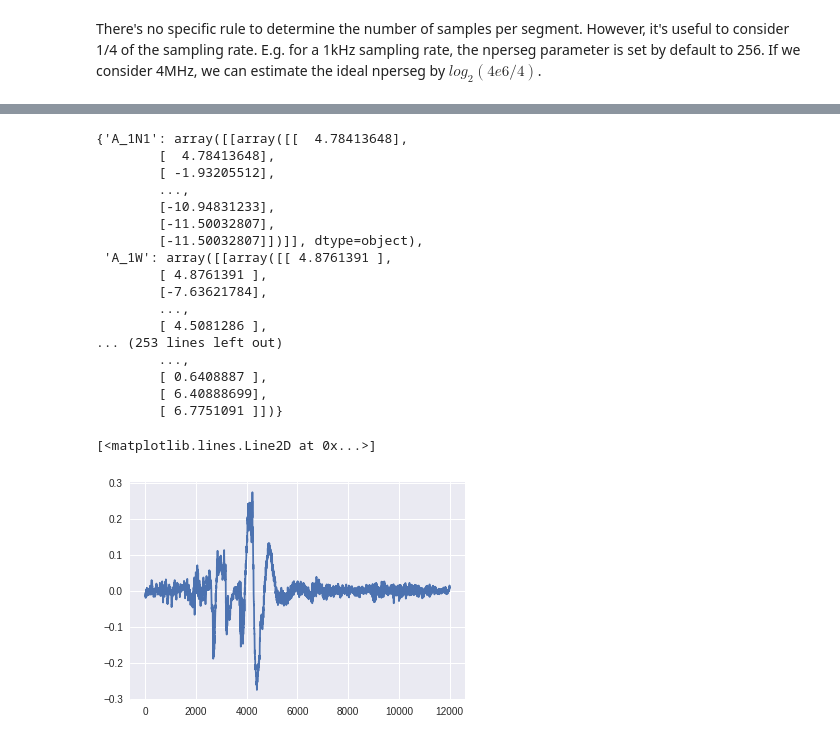
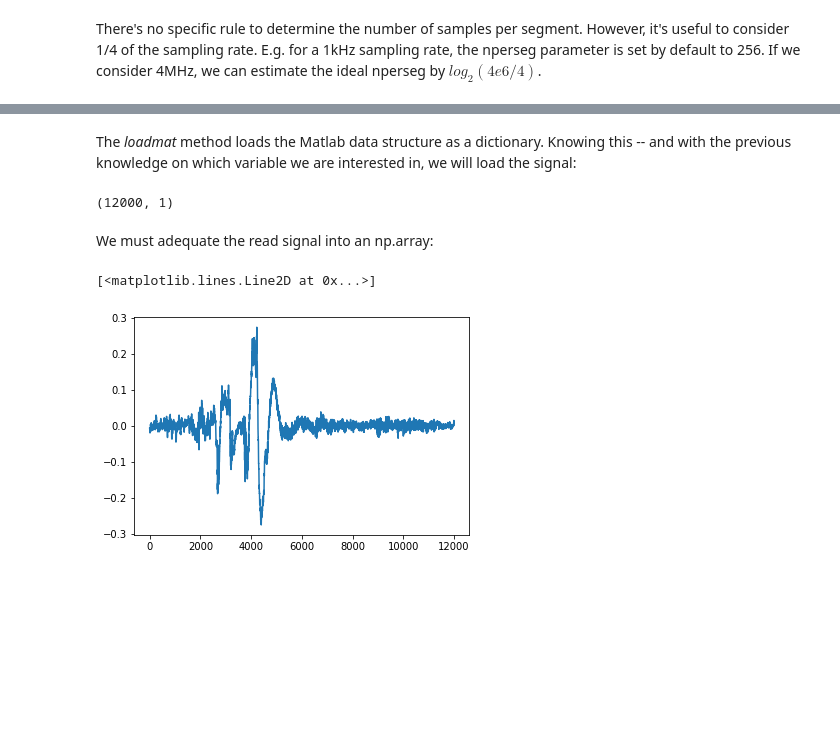
Before and after one commit to tbnsilveira/STFT_analysis, a Jupyter notebook: STFT_sinusoidal_signal.ipynb, the cells around one changed output, grey strips where cells are left out. Saved outputs shown, nothing was run; the diff lists cells and outputs as text; code cells hidden in the pictures; blank space fills up the shorter version.

```diff
--- a/STFT_sinusoidal_signal.ipynb
+++ b/STFT_sinusoidal_signal.ipynb
@@ -157,20 +195,0 @@ dict
-# %%
-mat
-# %% [output]
-{'A_1N1': array([[array([[  4.78413648],
-        [  4.78413648],
-        [ -1.93205512],
-        ...,
-        [-10.94831233],
-        [-11.50032807],
-        [-11.50032807]])]], dtype=object),
- 'A_1W': array([[array([[ 4.8761391 ],
-        [ 4.8761391 ],
-        [-7.63621784],
-        ...,
-        [ 4.5081286 ],
-... (253 lines left out)
-        ...,
-        [ 0.6408887 ],
-        [ 6.40888699],
-        [ 6.7751091 ]])}
@@ -179,5 +196,17 @@ teste = mat['sD_W']
+# %% [markdown]
+The *loadmat* method loads the Matlab data structure as a dictionary. Knowing this -- and with the previous knowledge on which variable we are interested in, we will load the signal:
+# %%
+brain_raw = mat['sD_W']
+## Checking the shape of the variable:
+brain_raw.shape
+# %% [output]
+(12000, 1)
+# %% [markdown]
+We must adequate the read signal into an np.array:
+# %%
+brain = brain_raw.T[0]
 # %%
-plt.plot(teste)
+plt.plot(brain)
 # %% [output]
 [<matplotlib.lines.Line2D at 0x...>]
-[figure, old version]
+[figure, new version]
```
Also changed, not shown: parts of 22 cells of this notebook, 1 other file.
